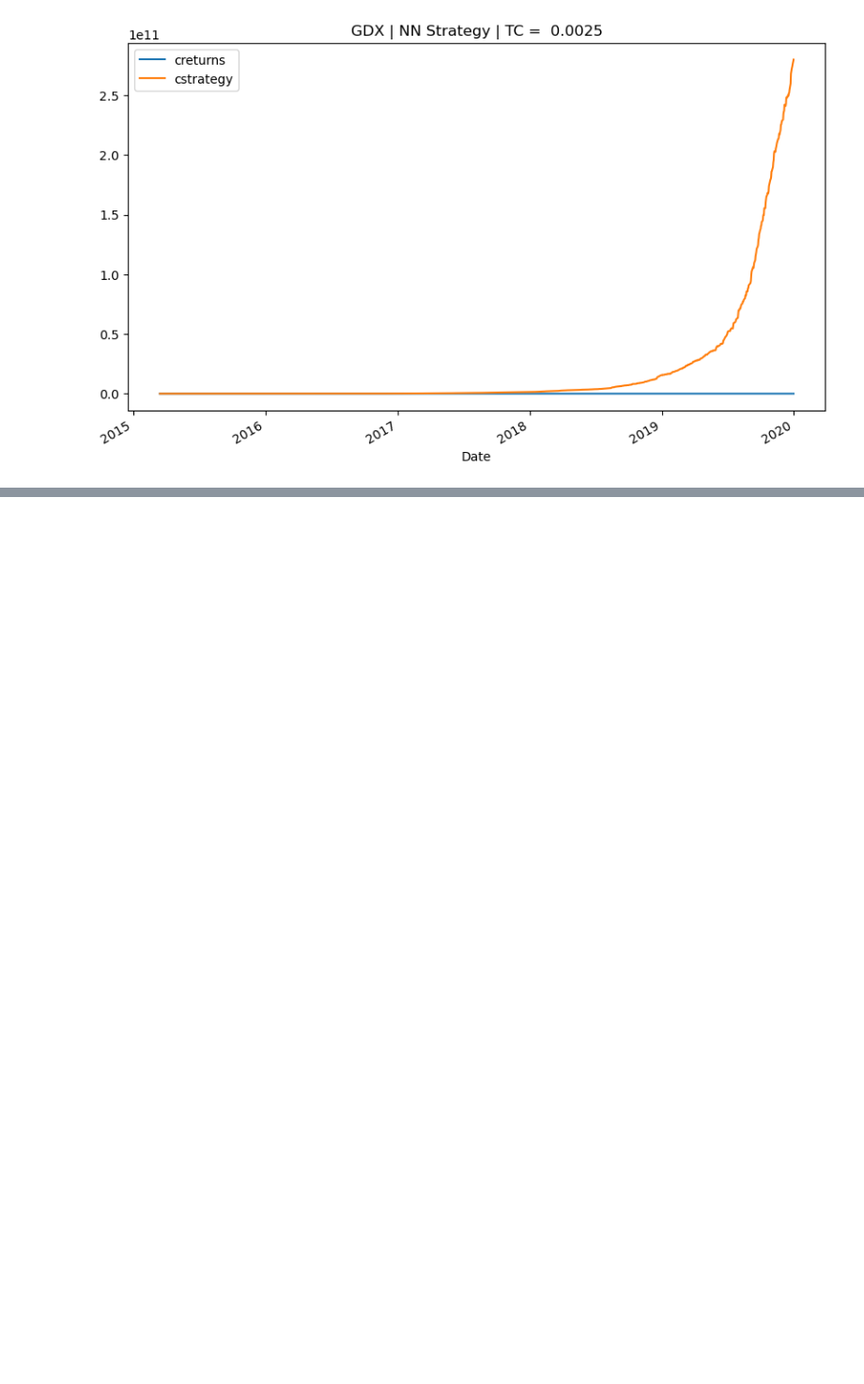
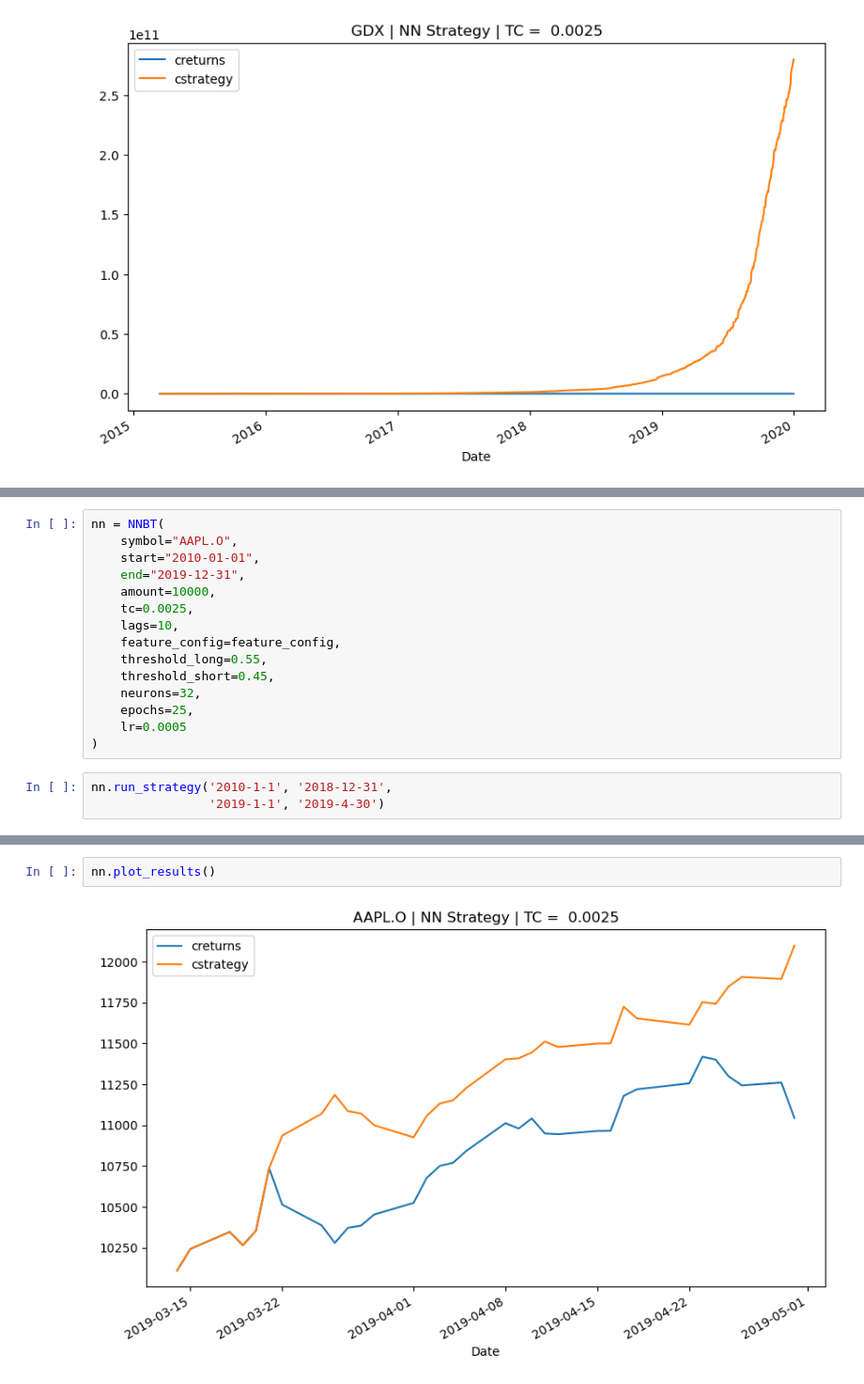
Before and after one commit to monchan-new/pyalgo-project, a Jupyter notebook: src/5.3.3.ipynb, the cells around one changed output, grey strips where cells are left out. Shown at 94% size. Cells and saved outputs as stored; diff of their text form; blank space fills up the shorter version.

```diff
--- a/src/5.3.3.ipynb
+++ b/src/5.3.3.ipynb
@@ -81,0 +82,18 @@ nn.plot_results()
+# %%
+nn = NNBT(
+    symbol="AAPL.O",
+    start="2010-01-01",
+    end="2019-12-31",
+    amount=10000,
+    tc=0.0025,
+    lags=10,
+    feature_config=feature_config,
+    threshold_long=0.55,
+    threshold_short=0.45,
+    neurons=32,
+    epochs=25,
+    lr=0.0005
+)
+# %%
+nn.run_strategy('2010-1-1', '2018-12-31',
+                '2019-1-1', '2019-4-30')
@@ -81,0 +103,4 @@ nn.plot_results()
+# %%
+nn.plot_results()
+# %% [output]
+[figure, added]
```
Also changed, not shown: parts of 8 cells of this notebook, 5 other files.
